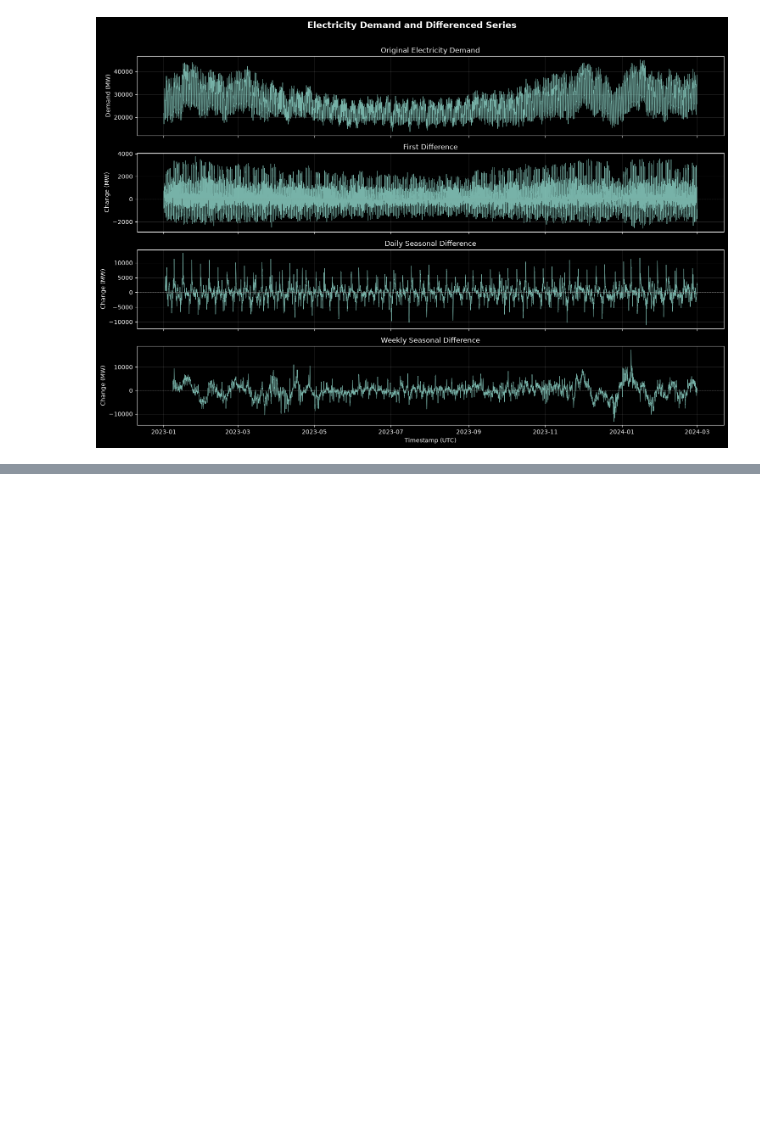
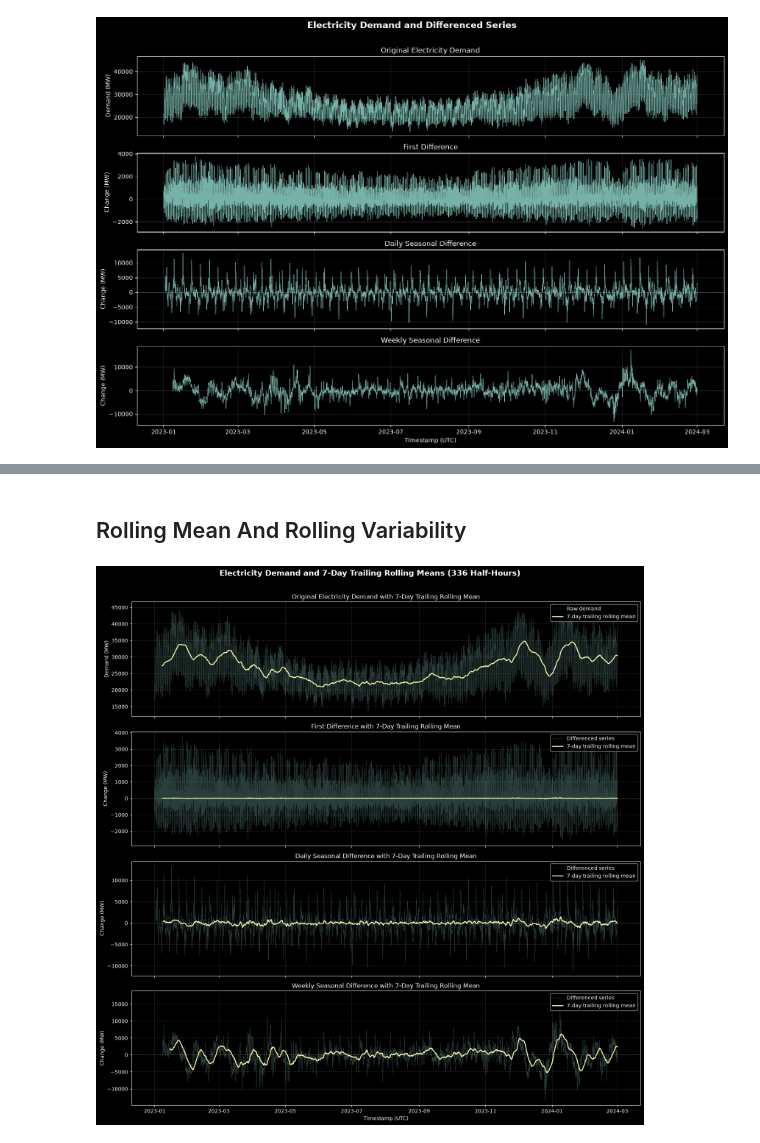
Before and after one commit to Ak62007/Halftime-Effect, a Jupyter notebook: notebooks/05_stationarity_and_spectral_analysis.ipynb, the cells around one changed output, grey strips where cells are left out. Saved outputs shown, nothing was run; the diff lists cells and outputs as text; code cells hidden in the pictures; blank space fills up the shorter version.

Commit message:
Done some more analysis on stationarity of the series

```diff
--- a/notebooks/05_stationarity_and_spectral_analysis.ipynb
+++ b/notebooks/05_stationarity_and_spectral_analysis.ipynb
@@ -229,0 +254,2 @@ plt.show()
+# %% [markdown]
+## Rolling Mean And Rolling Variability
@@ -229,0 +294,68 @@ plt.show()
+# %%
+weekly_diff_rolling_mean = (
+    weekly_diff
+    .rolling(window=window, min_periods=window, center=False)
+    .mean()
+)
+
+weekly_diff_rolling_std = (
+    weekly_diff
+    .rolling(window=window, min_periods=window, center=False)
+    .std()
+)
+# %%
+fig, axes = plt.subplots(4, 1, figsize=(15, 15), sharex=True)
+
+series = [
+    (demand_series, 'Original Electricity Demand', raw_data_rolling_mean, 'Raw Data Rolling Mean'),
+    (first_diff, 'First Difference', first_diff_rolling_mean, 'First Difference Rolling Mean'),
+    (daily_diff, 'Daily Seasonal Difference', daily_diff_rolling_mean, 'Daily Seasonal Difference Rolling Mean'),
+    (weekly_diff, 'Weekly Seasonal Difference', weekly_diff_rolling_mean, 'Weekly Seasonal Difference Rolling Mean')
+]
+
+for i, (ax, (s, s_name, r, r_name)) in enumerate(zip(axes.flat, series)):
+    ax.plot(
+        s.index,
+        s.values,
+        linewidth=0.6,
+        alpha=0.3,
+        label='Raw demand' if i == 0 else 'Differenced series'
+    )
+
+    ax.plot(
+        r.index,
+        r.values,
+        linewidth=1.8,
+        label='7-day trailing rolling mean'
+    )
+
+    ax.set(
+        title=f'{s_name} with 7-Day Trailing Rolling Mean',
+        ylabel='Demand (MW)' if i == 0 else 'Change (MW)'
+    )
+
+    if i > 0:
+        ax.axhline(
+            0,
+            color='gray',
+            linestyle='--',
+            alpha=0.7,
+            linewidth=0.8
+        )
+
+    ax.legend(loc='upper right')
+    ax.grid(alpha=0.15)
+
+axes[-1].set_xlabel('Timestamp (UTC)')
+
+fig.suptitle(
+    'Electricity Demand and 7-Day Trailing Rolling Means (336 Half-Hours)',
+    fontsize=15,
+    fontweight='bold',
+    y=1.01
+)
+
+plt.tight_layout()
+plt.show()
+# %% [output]
+[figure, added]
```
Also changed, not shown: parts of 8 cells of this notebook.
